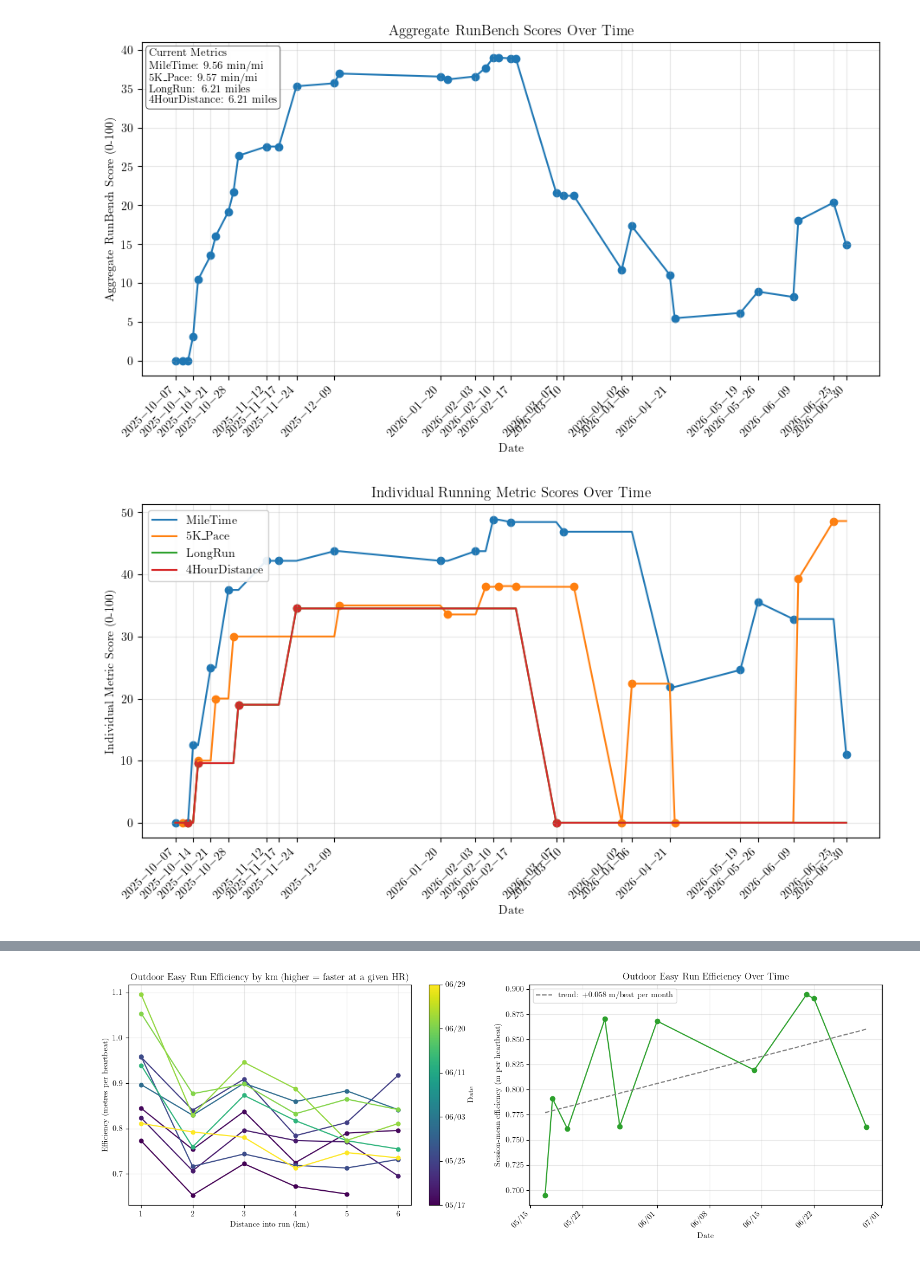
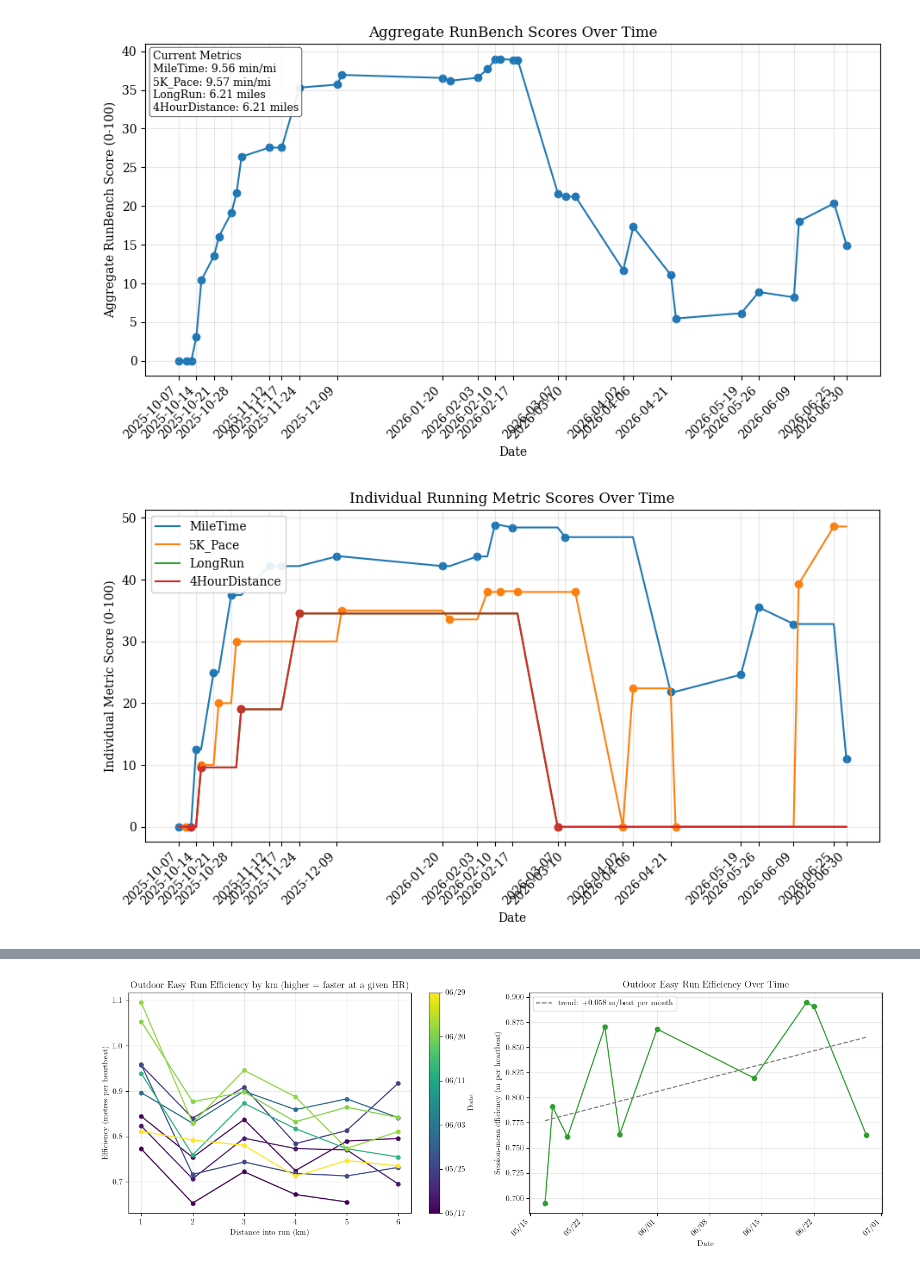
Before and after one commit to aidanvyas/human_evals, a Jupyter notebook: runbench.ipynb, the cells around one changed output, grey strips where cells are left out. Cells and saved outputs as stored; diff of their text form; code cells hidden in the pictures.

```diff
--- a/runbench.ipynb
+++ b/runbench.ipynb
@@ -4,7 +4,7 @@ import matplotlib.pyplot as plt
 import pandas as pd
 
 plt.rcParams.update({
-    'text.usetex': True,
+    'mathtext.fontset': 'cm',
     'font.family': 'serif',
 })
 
@@ -135,35 +135,35 @@ for metric in metric_cols:
     )
     idx = df.index[performed[metric]]
     ax.scatter(
         idx,
         scores.loc[idx, metric],
     )
 
 # Add a title, labels, a grid, and a legend
 ax.set_title("Individual Running Metric Scores Over Time")
 ax.set_xlabel("Date")
 ax.set_ylabel("Individual Metric Score (0-100)")
 ax.grid(visible=True, alpha=0.3)
 ax.legend(loc="upper left", frameon=True, framealpha=0.9)
 
 # Group by weeks that START Monday (i.e., weeks END Sunday => "W-SUN")
 first_session_each_week = (
     scores.index.to_series()
     .groupby(scores.index.to_period("W-SUN"))
     .min()
     .sort_values()
 )
 
 # Use only those dates as x-ticks, rotate 45°
 ax.set_xticks(first_session_each_week.tolist())
 ax.xaxis.set_major_formatter(mdates.DateFormatter("%Y-%m-%d"))
 plt.setp(ax.get_xticklabels(), rotation=45, ha="right")
 
 # Save the figure
 plt.savefig("plots/individual_runbench.png", dpi=1000, bbox_inches="tight")
 # %% [output]
-[figure, old version]
+[figure, new version]
-[figure, old version]
+[figure, new version]
 # %%
 # Easy run data is loaded from data/runs_easy.csv (see below)
 
```
Also changed, not shown: parts of 1 cell of this notebook, 9 other files.
